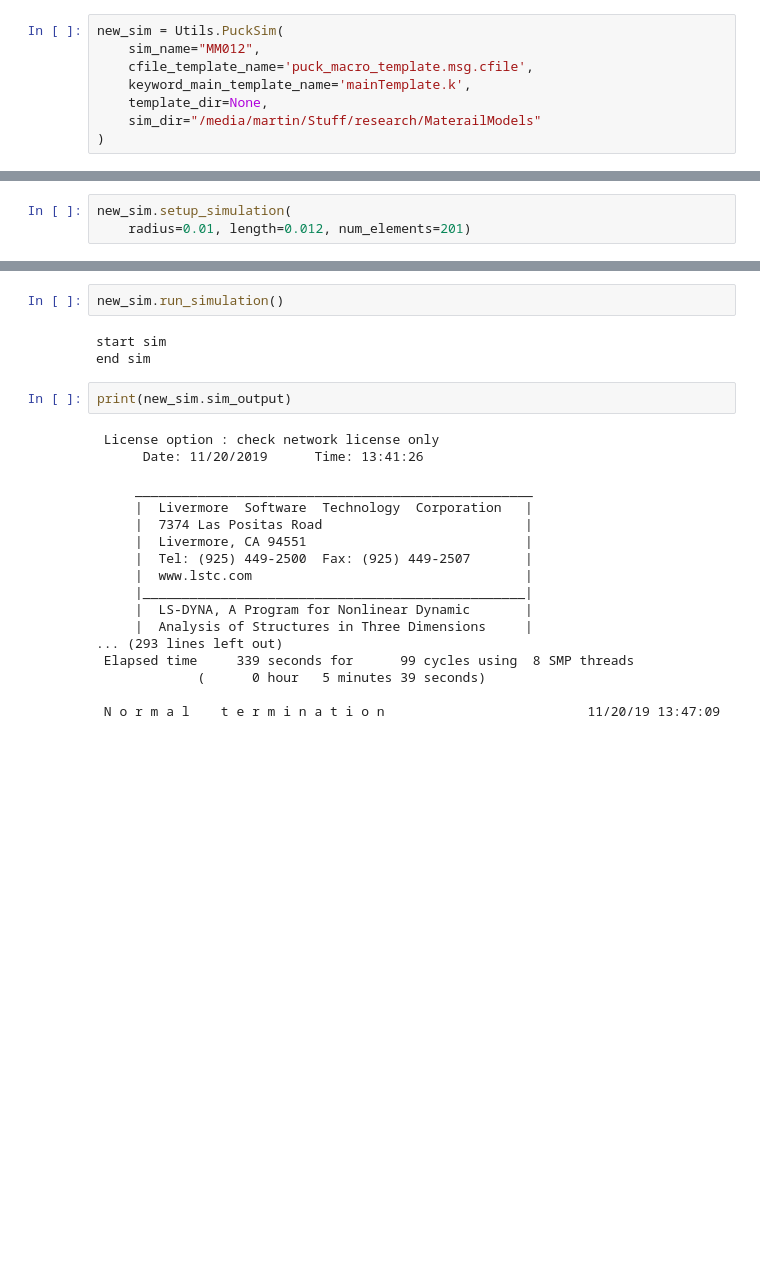
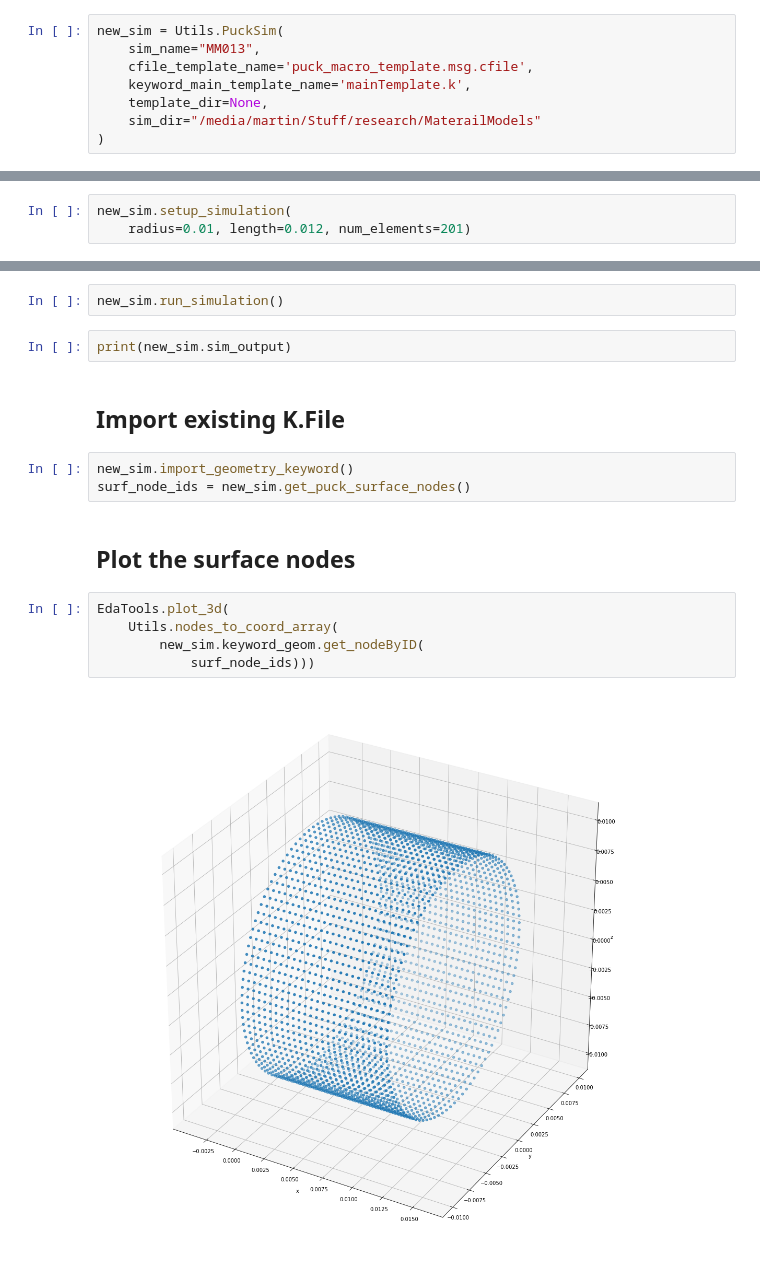
Before and after one commit to martinventer/musical-dollop, a Jupyter notebook: puckSimulation.ipynb, the cells around one changed output, grey strips where cells are left out. Drawn from its saved outputs; the diff is of its cells as text; blank space fills up the shorter version.

```diff
--- a/puckSimulation.ipynb
+++ b/puckSimulation.ipynb
@@ -21,6 +10,6 @@ import Utils
 # %%
 new_sim = Utils.PuckSim(
-    sim_name="MM012",
+    sim_name="MM013",
     cfile_template_name='puck_macro_template.msg.cfile',
     keyword_main_template_name='mainTemplate.k',
     template_dir=None,
@@ -38,26 +26,19 @@ new_sim.setup_simulation(
 /home/martin/Programs/LSTC/LSDYNA/ls-dyna_smp_s_r1010_x64_suse11_pgi165 i=/media/martin/Stuff/research/MaterailModels/MM012/MM012main.k ncpu=8 memory=1000m jobid=MM012_job02
 # %%
 new_sim.run_simulation()
-# %% [output]
-start sim
-end sim
 # %%
 print(new_sim.sim_output)
-# %% [output]
- License option : check network license only
-      Date: 11/20/2019      Time: 13:41:26
-
-     ___________________________________________________
-     |  Livermore  Software  Technology  Corporation   |
-     |  7374 Las Positas Road                          |
-     |  Livermore, CA 94551                            |
-     |  Tel: (925) 449-2500  Fax: (925) 449-2507       |
-     |  www.lstc.com                                   |
-     |_________________________________________________|
-     |  LS-DYNA, A Program for Nonlinear Dynamic       |
-     |  Analysis of Structures in Three Dimensions     |
-... (293 lines left out)
- Elapsed time     339 seconds for      99 cycles using  8 SMP threads
-             (      0 hour   5 minutes 39 seconds)
-
- N o r m a l    t e r m i n a t i o n                          11/20/19 13:47:09
+# %% [markdown]
+## Import existing K.File
+# %%
+new_sim.import_geometry_keyword()
+surf_node_ids = new_sim.get_puck_surface_nodes()
+# %% [markdown]
+## Plot the surface nodes
+# %%
+EdaTools.plot_3d(
+    Utils.nodes_to_coord_array(
+        new_sim.keyword_geom.get_nodeByID(
+            surf_node_ids)))
+# %% [output]
+[figure, added]
```
Also changed, not shown: parts of 6 cells of this notebook, 3 other files.
